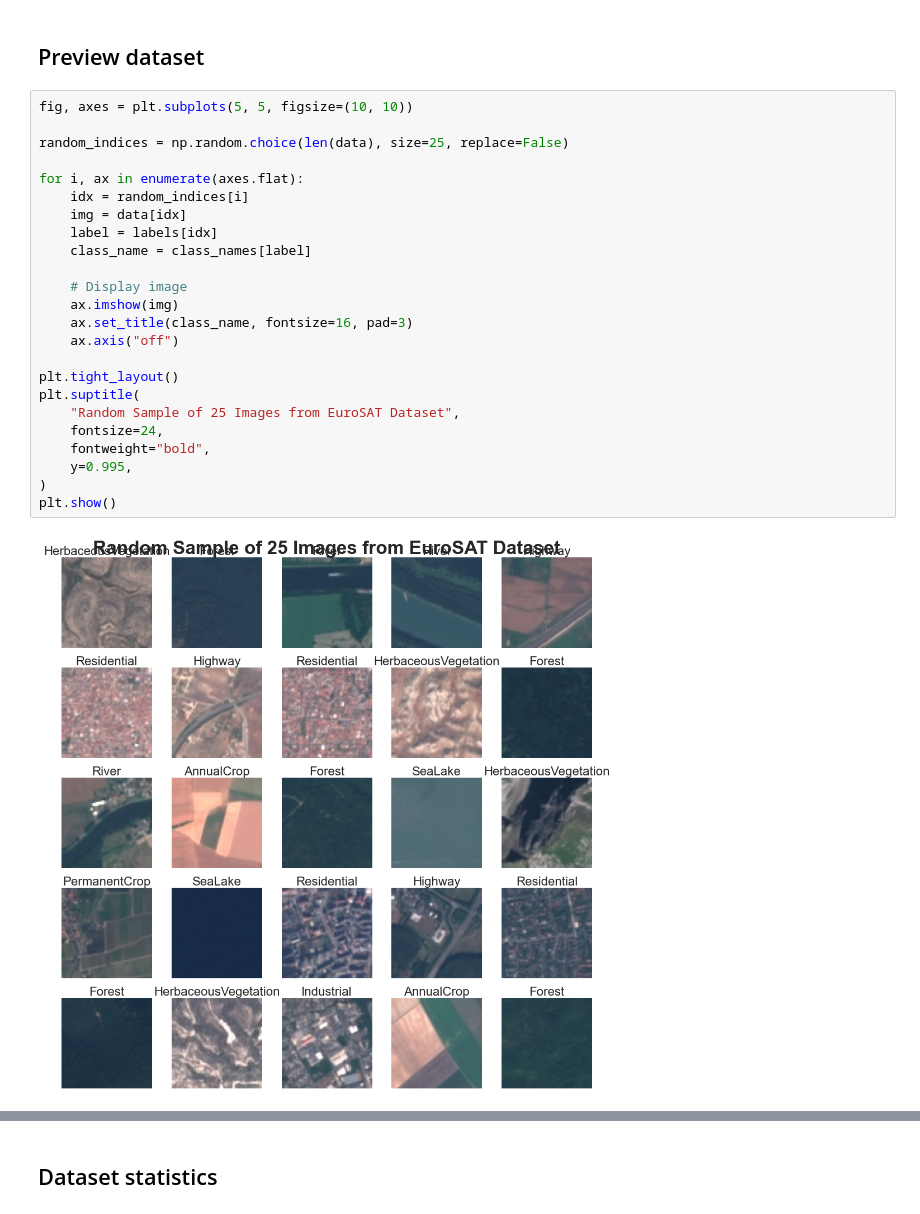
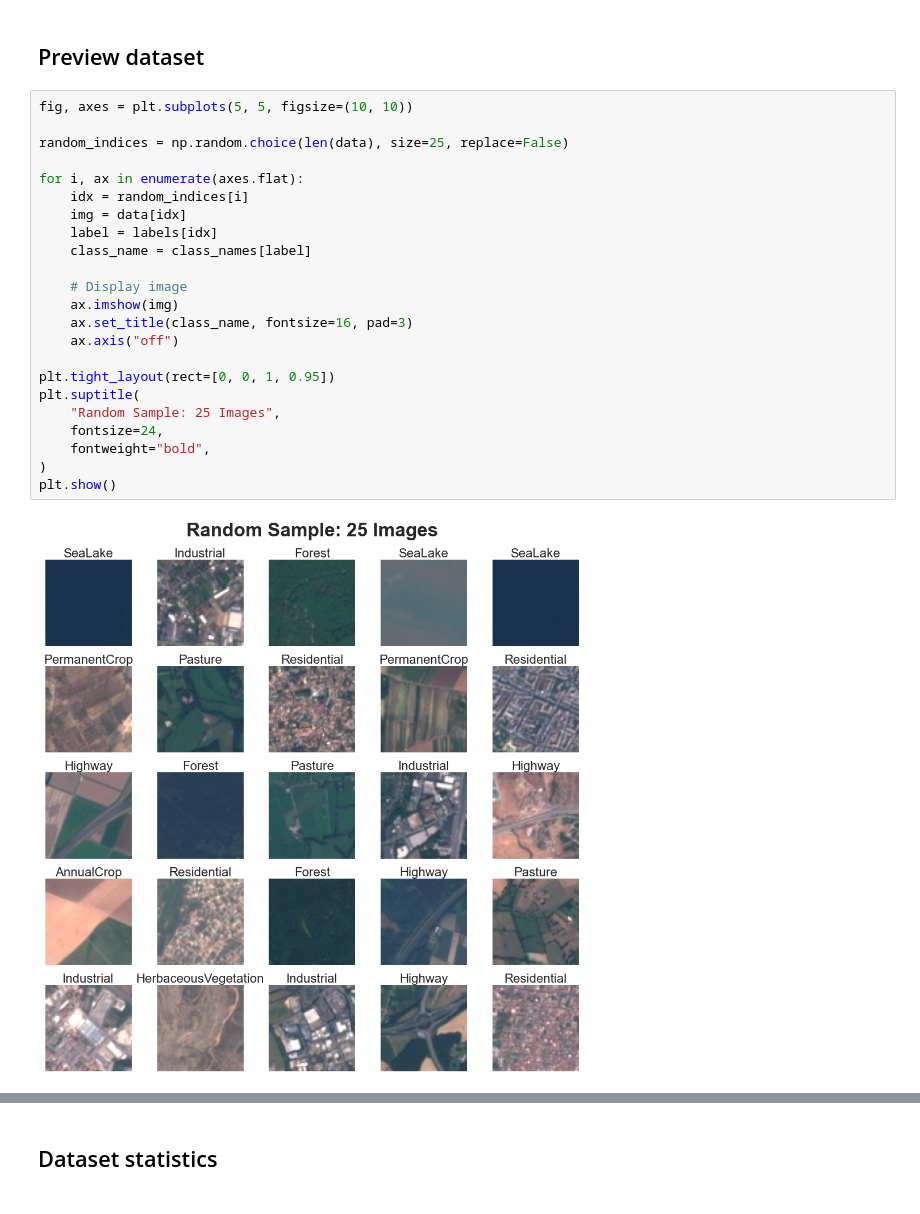
Before and after one commit to mchojna/eurosat-classification, a Jupyter notebook: 01_analysis.ipynb, the cells around one changed output, grey strips where cells are left out. Saved outputs shown, nothing was run; the diff lists cells and outputs as text.

```diff
--- a/01_analysis.ipynb
+++ b/01_analysis.ipynb
@@ -86,29 +86,28 @@ Labels shape           : (27000,)
 # %%
 fig, axes = plt.subplots(5, 5, figsize=(10, 10))
 
 random_indices = np.random.choice(len(data), size=25, replace=False)
 
 for i, ax in enumerate(axes.flat):
     idx = random_indices[i]
     img = data[idx]
     label = labels[idx]
     class_name = class_names[label]
 
     # Display image
     ax.imshow(img)
     ax.set_title(class_name, fontsize=16, pad=3)
     ax.axis("off")
 
-plt.tight_layout()
+plt.tight_layout(rect=[0, 0, 1, 0.95])
 plt.suptitle(
-    "Random Sample of 25 Images from EuroSAT Dataset",
+    "Random Sample: 25 Images",
     fontsize=24,
     fontweight="bold",
-    y=0.995,
 )
 plt.show()
 # %% [output]
-[figure, old version]
+[figure, new version]
 # %%
 fig, axes = plt.subplots(10, 5, figsize=(10, 25))
 
```
Also changed, not shown: parts of 6 cells of this notebook, 4 other files.
